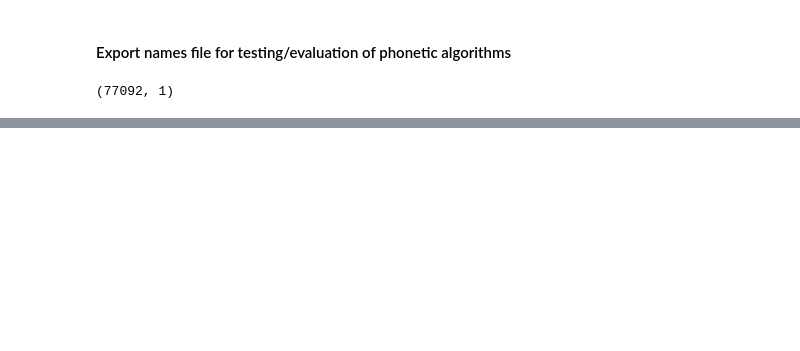
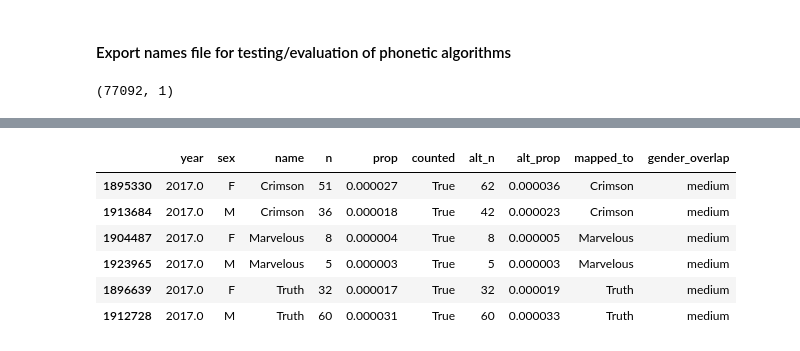
Before and after one commit to magic-lantern/forecasting, a Jupyter notebook: baby_name_analysis.ipynb, the cells around one changed output, grey strips where cells are left out. Saved outputs shown, nothing was run; the diff lists cells and outputs as text; code cells hidden in the pictures; blank space fills up the shorter version.

```diff
--- a/baby_name_analysis.ipynb
+++ b/baby_name_analysis.ipynb
@@ -471,0 +482,12 @@ out.sort_values(['year', 'sex', 'name'])
+# %%
+# random sample of medium overlapping names
+samp = samp = both[both.gender_overlap == 'medium'].name.sample(n=3, random_state=2213)
+both[both.name.isin(samp)].sort_values(['name', 'sex'])
+# %% [output]
+|  | year | sex | name | n | prop | counted | alt_n | alt_prop | mapped_to | gender_overlap |
+| 1895330 | 2017.0 | F | Crimson | 51 | 0.000027 | True | 62 | 0.000036 | Crimson | medium |
+| 1913684 | 2017.0 | M | Crimson | 36 | 0.000018 | True | 42 | 0.000023 | Crimson | medium |
+| 1904487 | 2017.0 | F | Marvelous | 8 | 0.000004 | True | 8 | 0.000005 | Marvelous | medium |
+| 1923965 | 2017.0 | M | Marvelous | 5 | 0.000003 | True | 5 | 0.000003 | Marvelous | medium |
+| 1896639 | 2017.0 | F | Truth | 32 | 0.000017 | True | 32 | 0.000019 | Truth | medium |
+| 1912728 | 2017.0 | M | Truth | 60 | 0.000031 | True | 60 | 0.000033 | Truth | medium |
```
Also changed, not shown: parts of 39 cells of this notebook, 1 other file.
